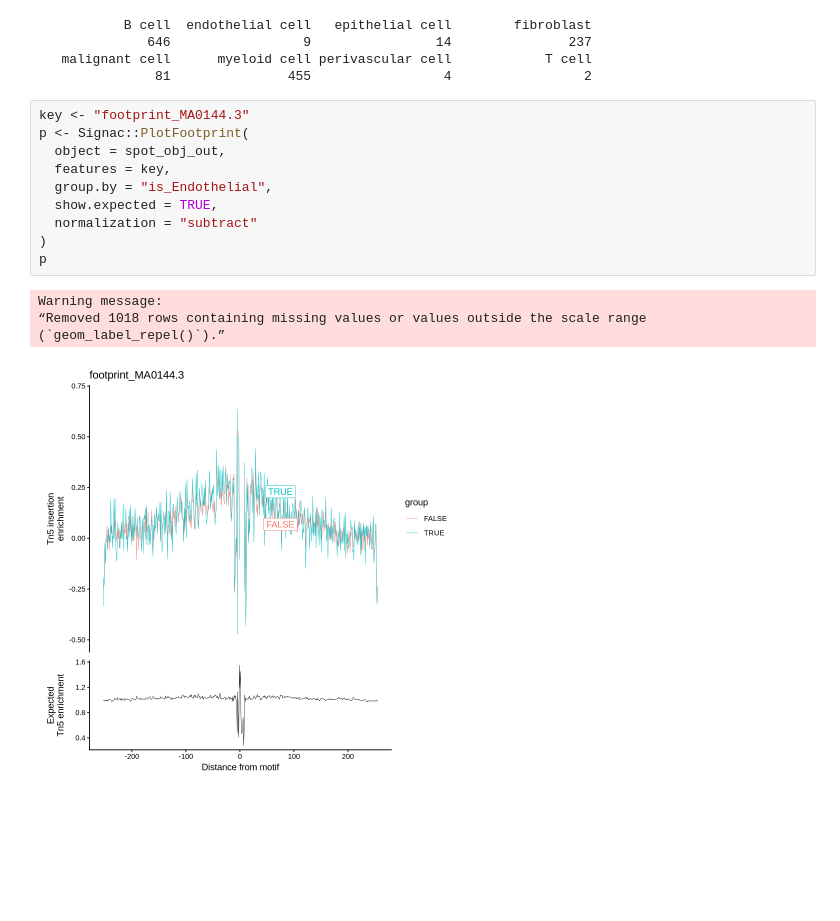
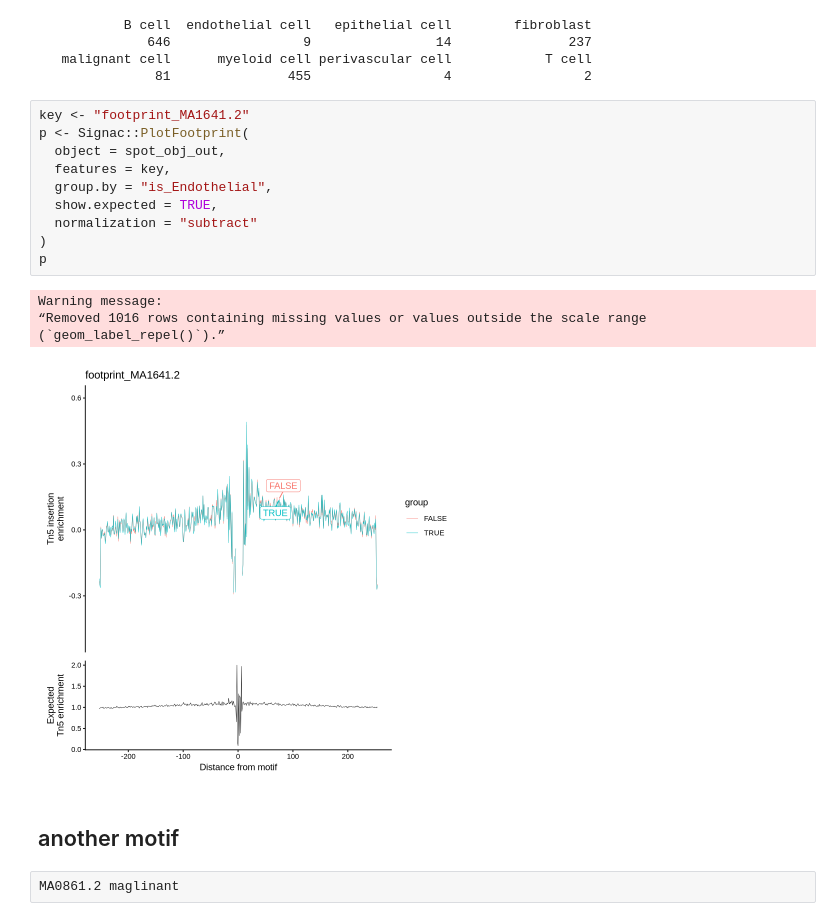
Before and after one commit to annikafomm/swarm, a Jupyter notebook: notebooks/test_diff_motif_activityR.ipynb, the cells around one changed output. Cells and saved outputs as stored; diff of their text form; blank space fills up the shorter version.

```diff
--- a/notebooks/test_diff_motif_activityR.ipynb
+++ b/notebooks/test_diff_motif_activityR.ipynb
@@ -536,17 +547,21 @@ table(spot_obj_out@meta.data$cell_type)
    malignant cell      myeloid cell perivascular cell            T cell
                81               455                 4                 2
 # %%
-key <- "footprint_MA0144.3"
+key <- "footprint_MA1641.2"
 p <- Signac::PlotFootprint(
   object = spot_obj_out,
   features = key,
   group.by = "is_Endothelial",
   show.expected = TRUE,
   normalization = "subtract"
 )
 p
 # %% [output]
 Warning message:
-“Removed 1018 rows containing missing values or values outside the scale range
+“Removed 1016 rows containing missing values or values outside the scale range
 (`geom_label_repel()`).”
-[figure, old version]
+[figure, new version]
+# %% [markdown]
+## another motif
+# %%
+MA0861.2 maglinant
```
Also changed, not shown: parts of 65 cells of this notebook, 6 other files.
